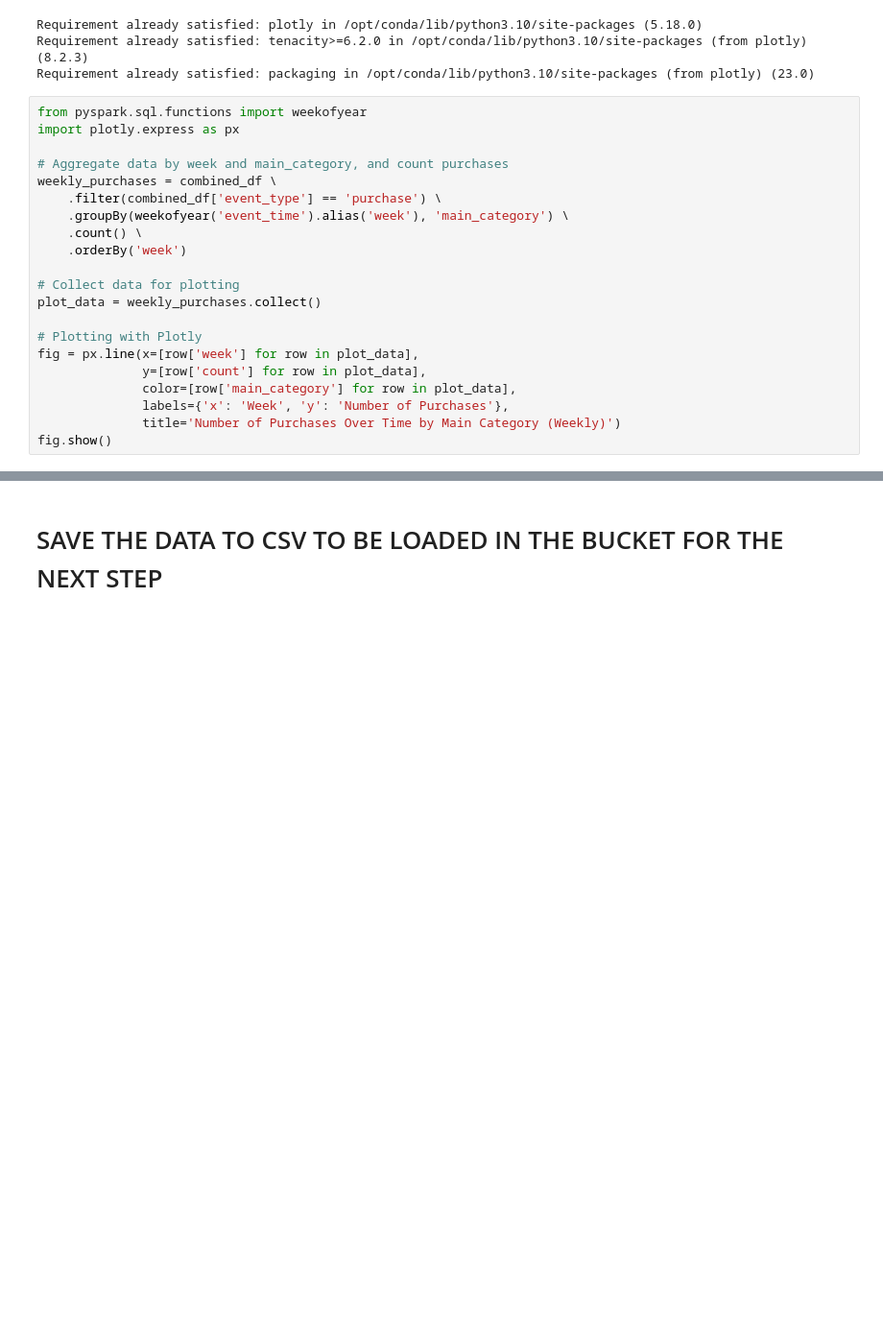
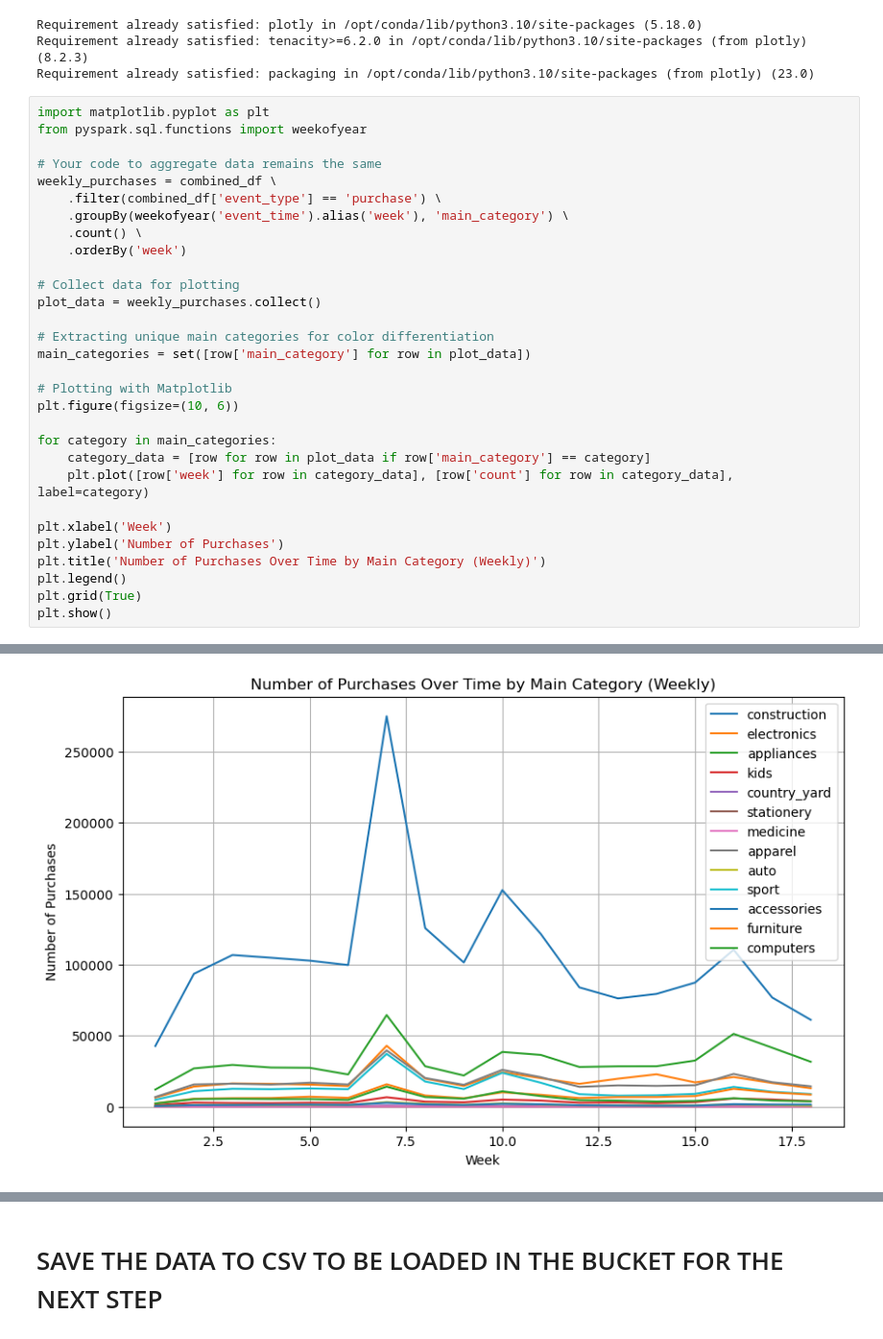
Before and after one commit to Vae2002/BigDataGroup5, a Jupyter notebook: pyspark.ipynb, the cells around one changed output, grey strips where cells are left out. Shown: that part at 96% size. Saved outputs shown, nothing was run; the diff lists cells and outputs as text; blank space fills up the shorter version.

Commit message:
matplotlib

```diff
--- a/pyspark.ipynb
+++ b/pyspark.ipynb
@@ -694,10 +694,10 @@ Requirement already satisfied: plotly in /opt/conda/lib/python3.10/site-packages
 Requirement already satisfied: tenacity>=6.2.0 in /opt/conda/lib/python3.10/site-packages (from plotly) (8.2.3)
 Requirement already satisfied: packaging in /opt/conda/lib/python3.10/site-packages (from plotly) (23.0)
 # %%
+import matplotlib.pyplot as plt
 from pyspark.sql.functions import weekofyear
-import plotly.express as px
 
-# Aggregate data by week and main_category, and count purchases
+# Your code to aggregate data remains the same
 weekly_purchases = combined_df \
     .filter(combined_df['event_type'] == 'purchase') \
     .groupBy(weekofyear('event_time').alias('week'), 'main_category') \
@@ -707,11 +707,20 @@ weekly_purchases = combined_df \
 # Collect data for plotting
 plot_data = weekly_purchases.collect()
 
-# Plotting with Plotly
-fig = px.line(x=[row['week'] for row in plot_data],
-              y=[row['count'] for row in plot_data],
-              color=[row['main_category'] for row in plot_data],
-              labels={'x': 'Week', 'y': 'Number of Purchases'},
-              title='Number of Purchases Over Time by Main Category (Weekly)')
-fig.show()
+# Extracting unique main categories for color differentiation
+main_categories = set([row['main_category'] for row in plot_data])
+
+# Plotting with Matplotlib
+plt.figure(figsize=(10, 6))
+
+for category in main_categories:
+    category_data = [row for row in plot_data if row['main_category'] == category]
+    plt.plot([row['week'] for row in category_data], [row['count'] for row in category_data], label=category)
+
+plt.xlabel('Week')
+plt.ylabel('Number of Purchases')
+plt.title('Number of Purchases Over Time by Main Category (Weekly)')
+plt.legend()
+plt.grid(True)
+plt.show()
 # %% [output]
@@ -719 +727,2 @@ fig.show()
+[figure, added]
 # %%
```
Also changed, not shown: parts of 3 cells of this notebook.
